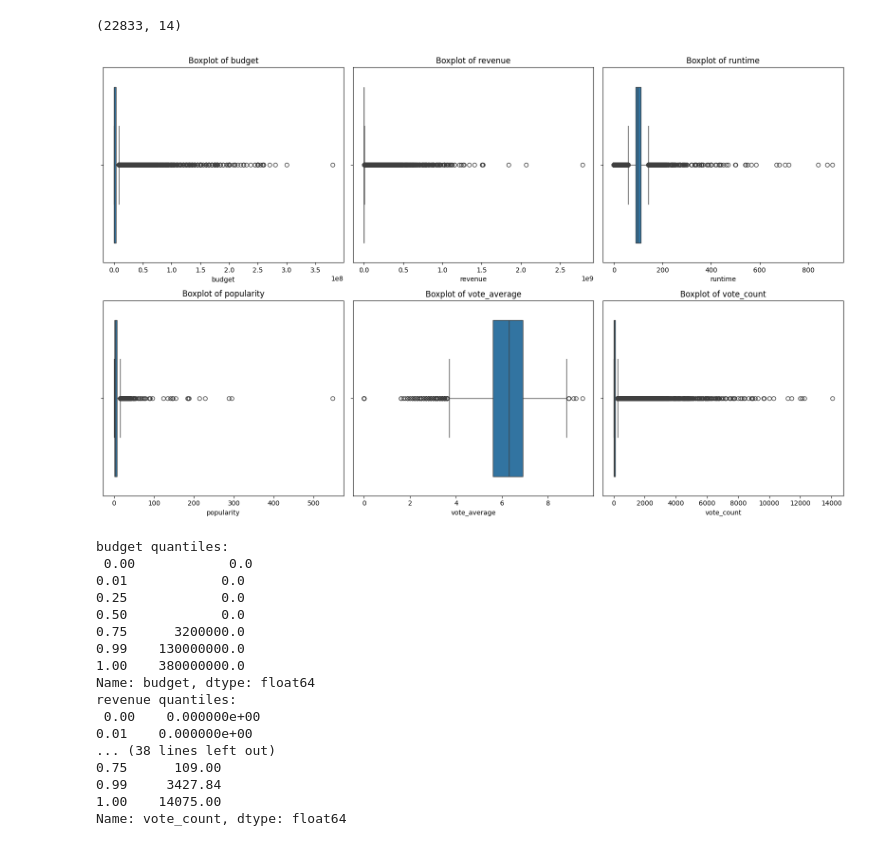
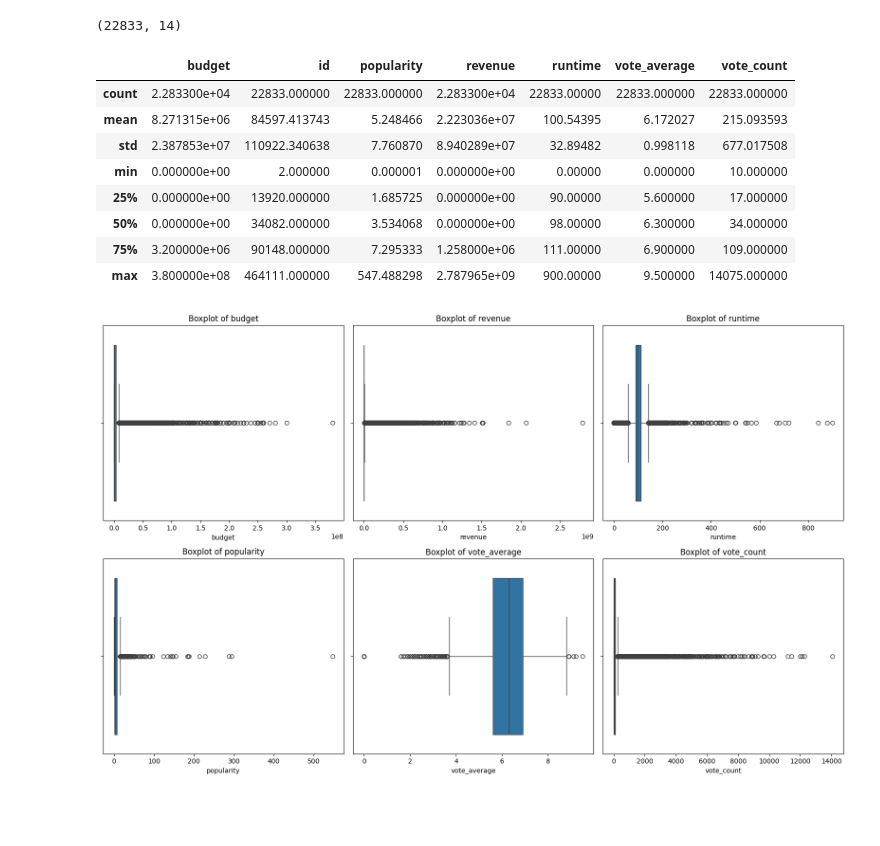
Before and after one commit to Hunkstaban/BIExamProject, a Jupyter notebook: workbooks/wrangling-visualization.ipynb, the cells around one changed output. Drawn from its saved outputs; the diff is of its cells as text; code cells hidden in the pictures; blank space fills up the shorter version.

Commit message:
more work with merged dataframe

```diff
--- a/workbooks/wrangling-visualization.ipynb
+++ b/workbooks/wrangling-visualization.ipynb
@@ -181,6 +181,18 @@ for col in ['genres', 'keywords', 'top_cast']:
 movies.shape
 # %% [output]
 (22833, 14)
+# %%
+movies.describe()
+# %% [output]
+|  | budget | id | popularity | revenue | runtime | vote_average | vote_count |
+| count | 2.283300e+04 | 22833.000000 | 22833.000000 | 2.283300e+04 | 22833.00000 | 22833.000000 | 22833.000000 |
+| mean | 8.271315e+06 | 84597.413743 | 5.248466 | 2.223036e+07 | 100.54395 | 6.172027 | 215.093593 |
+| std | 2.387853e+07 | 110922.340638 | 7.760870 | 8.940289e+07 | 32.89482 | 0.998118 | 677.017508 |
+| min | 0.000000e+00 | 2.000000 | 0.000001 | 0.000000e+00 | 0.00000 | 0.000000 | 10.000000 |
+| 25% | 0.000000e+00 | 13920.000000 | 1.685725 | 0.000000e+00 | 90.00000 | 5.600000 | 17.000000 |
+| 50% | 0.000000e+00 | 34082.000000 | 3.534068 | 0.000000e+00 | 98.00000 | 6.300000 | 34.000000 |
+| 75% | 3.200000e+06 | 90148.000000 | 7.295333 | 1.258000e+06 | 111.00000 | 6.900000 | 109.000000 |
+| max | 3.800000e+08 | 464111.000000 | 547.488298 | 2.787965e+09 | 900.00000 | 9.500000 | 14075.000000 |
 # %%
 # Let's check for outliers in the numeric columns
 numeric_cols = ['budget', 'revenue', 'runtime', 'popularity', 'vote_average', 'vote_count']
@@ -193,25 +205,5 @@ for i, col in enumerate(numeric_cols, 1):
     plt.title(f'Boxplot of {col}')
 plt.tight_layout()
 plt.show()
-
-for col in numeric_cols:
-    print(f"{col} quantiles:\n", movies[col].quantile([0, 0.01, 0.25, 0.5, 0.75, 0.99, 1]))
 # %% [output]
 [figure]
-budget quantiles:
- 0.00            0.0
-0.01            0.0
-0.25            0.0
-0.50            0.0
-0.75      3200000.0
-0.99    130000000.0
-1.00    380000000.0
-Name: budget, dtype: float64
-revenue quantiles:
- 0.00    0.000000e+00
-0.01    0.000000e+00
-... (38 lines left out)
-0.75      109.00
-0.99     3427.84
-1.00    14075.00
-Name: vote_count, dtype: float64
```
